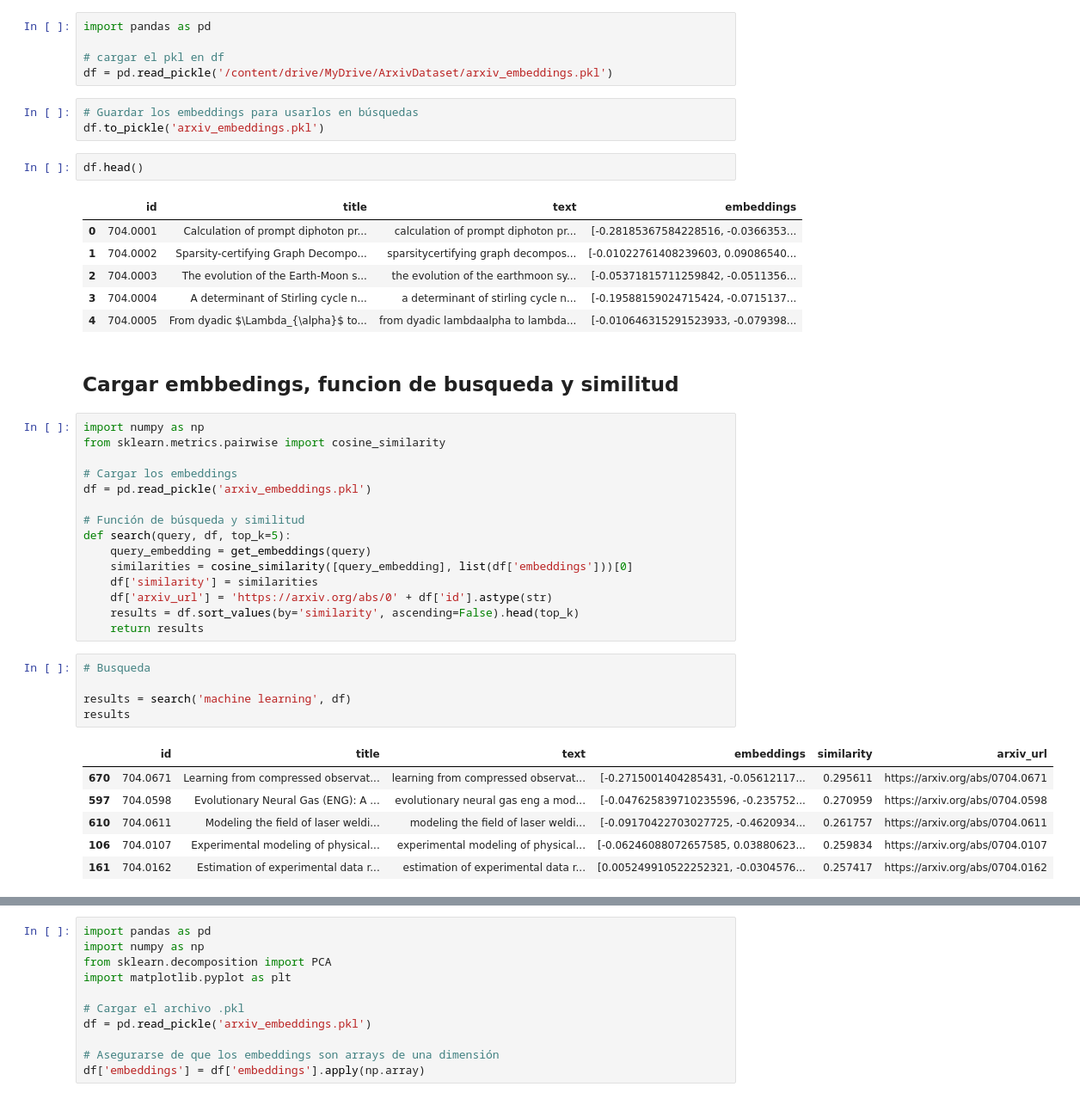
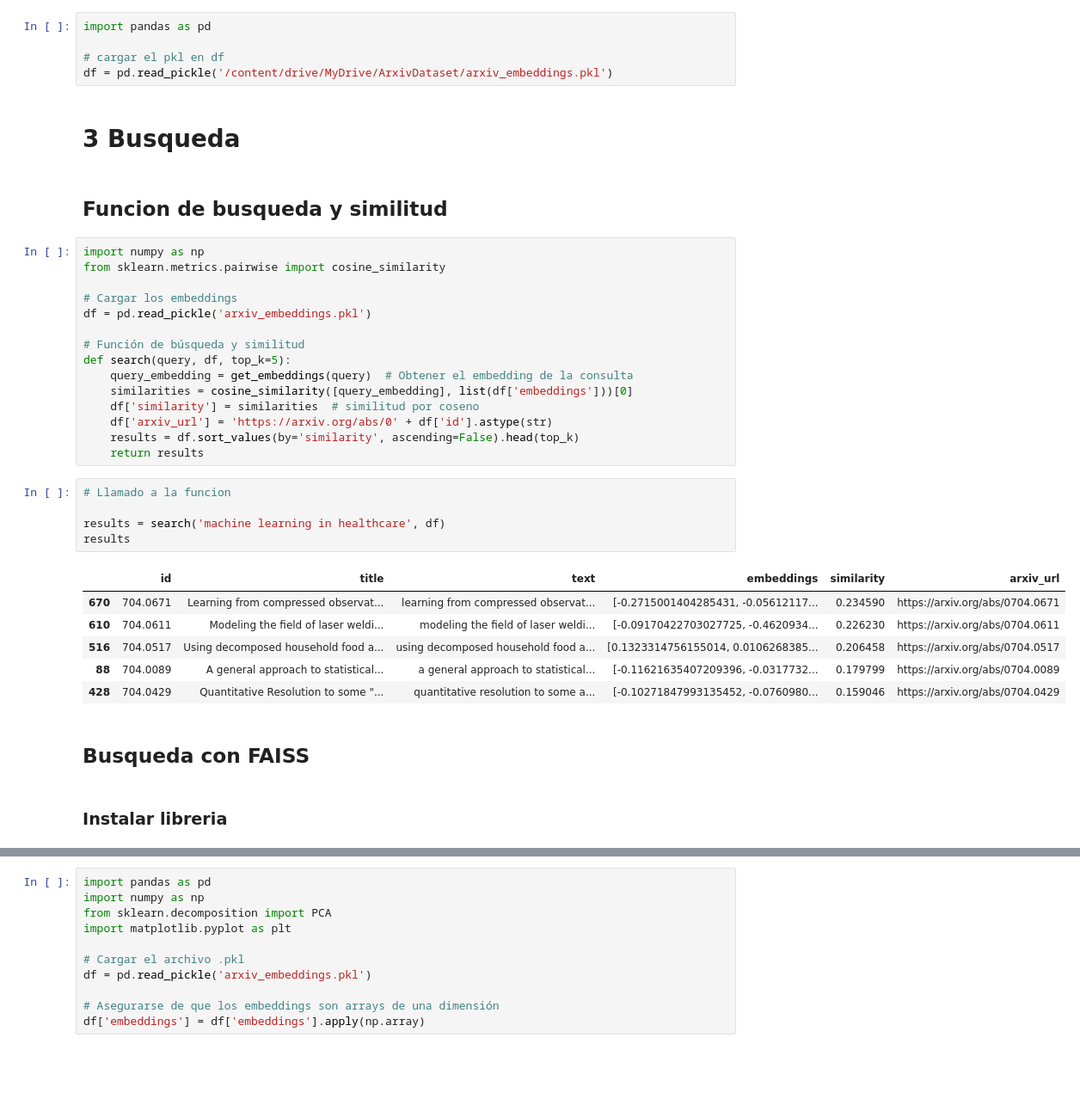
Before and after one commit to JoseADios/SemanticSearchPython, a Jupyter notebook: SemanticSearch.ipynb, the cells around one changed output, grey strips where cells are left out. Shown: that part at 86% size. Saved outputs shown, nothing was run; the diff lists cells and outputs as text; blank space fills up the shorter version.

```diff
--- a/SemanticSearch.ipynb
+++ b/SemanticSearch.ipynb
@@ -190,20 +196,10 @@ import pandas as pd
 
 # cargar el pkl en df
 df = pd.read_pickle('/content/drive/MyDrive/ArxivDataset/arxiv_embeddings.pkl')
-# %%
-# Guardar los embeddings para usarlos en búsquedas
-df.to_pickle('arxiv_embeddings.pkl')
-# %%
-df.head()
-# %% [output]
-|  | id | title | text | embeddings |
-| 0 | 704.0001 | Calculation of prompt diphoton pr... | calculation of prompt diphoton pr... | [-0.28185367584228516, -0.0366353... |
-| 1 | 704.0002 | Sparsity-certifying Graph Decompo... | sparsitycertifying graph decompos... | [-0.01022761408239603, 0.09086540... |
-| 2 | 704.0003 | The evolution of the Earth-Moon s... | the evolution of the earthmoon sy... | [-0.05371815711259842, -0.0511356... |
-| 3 | 704.0004 | A determinant of Stirling cycle n... | a determinant of stirling cycle n... | [-0.19588159024715424, -0.0715137... |
-| 4 | 704.0005 | From dyadic $\Lambda_{\alpha}$ to... | from dyadic lambdaalpha to lambda... | [-0.010646315291523933, -0.079398... |
+# %% [markdown]
+# 3 Busqueda
 # %% [markdown]
-## Cargar embbedings, funcion de busqueda y similitud
+## Funcion de busqueda y similitud
 # %%
 import numpy as np
 from sklearn.metrics.pairwise import cosine_similarity
@@ -213,21 +209,25 @@ df = pd.read_pickle('arxiv_embeddings.pkl')
 
 # Función de búsqueda y similitud
 def search(query, df, top_k=5):
-    query_embedding = get_embeddings(query)
+    query_embedding = get_embeddings(query)  # Obtener el embedding de la consulta
     similarities = cosine_similarity([query_embedding], list(df['embeddings']))[0]
-    df['similarity'] = similarities
+    df['similarity'] = similarities  # similitud por coseno
     df['arxiv_url'] = 'https://arxiv.org/abs/0' + df['id'].astype(str)
     results = df.sort_values(by='similarity', ascending=False).head(top_k)
     return results
 # %%
-# Busqueda
+# Llamado a la funcion
 
-results = search('machine learning', df)
+results = search('machine learning in healthcare', df)
 results
 # %% [output]
 |  | id | title | text | embeddings | similarity | arxiv_url |
-| 670 | 704.0671 | Learning from compressed observat... | learning from compressed observat... | [-0.2715001404285431, -0.05612117... | 0.295611 | https://arxiv.org/abs/0704.0671 |
-| 597 | 704.0598 | Evolutionary Neural Gas (ENG): A ... | evolutionary neural gas eng a mod... | [-0.047625839710235596, -0.235752... | 0.270959 | https://arxiv.org/abs/0704.0598 |
-| 610 | 704.0611 | Modeling the field of laser weldi... | modeling the field of laser weldi... | [-0.09170422703027725, -0.4620934... | 0.261757 | https://arxiv.org/abs/0704.0611 |
-| 106 | 704.0107 | Experimental modeling of physical... | experimental modeling of physical... | [-0.06246088072657585, 0.03880623... | 0.259834 | https://arxiv.org/abs/0704.0107 |
-| 161 | 704.0162 | Estimation of experimental data r... | estimation of experimental data r... | [0.005249910522252321, -0.0304576... | 0.257417 | https://arxiv.org/abs/0704.0162 |
+| 670 | 704.0671 | Learning from compressed observat... | learning from compressed observat... | [-0.2715001404285431, -0.05612117... | 0.234590 | https://arxiv.org/abs/0704.0671 |
+| 610 | 704.0611 | Modeling the field of laser weldi... | modeling the field of laser weldi... | [-0.09170422703027725, -0.4620934... | 0.226230 | https://arxiv.org/abs/0704.0611 |
+| 516 | 704.0517 | Using decomposed household food a... | using decomposed household food a... | [0.1323314756155014, 0.0106268385... | 0.206458 | https://arxiv.org/abs/0704.0517 |
+| 88 | 704.0089 | A general approach to statistical... | a general approach to statistical... | [-0.11621635407209396, -0.0317732... | 0.179799 | https://arxiv.org/abs/0704.0089 |
+| 428 | 704.0429 | Quantitative Resolution to some "... | quantitative resolution to some a... | [-0.10271847993135452, -0.0760980... | 0.159046 | https://arxiv.org/abs/0704.0429 |
+# %% [markdown]
+## Busqueda con FAISS
+# %% [markdown]
+### Instalar libreria
```
Also changed, not shown: parts of 32 cells of this notebook.
